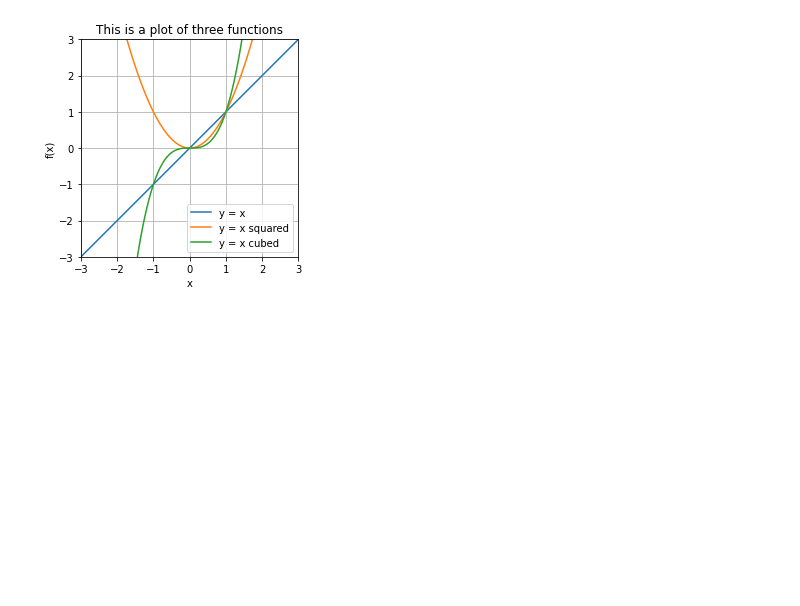
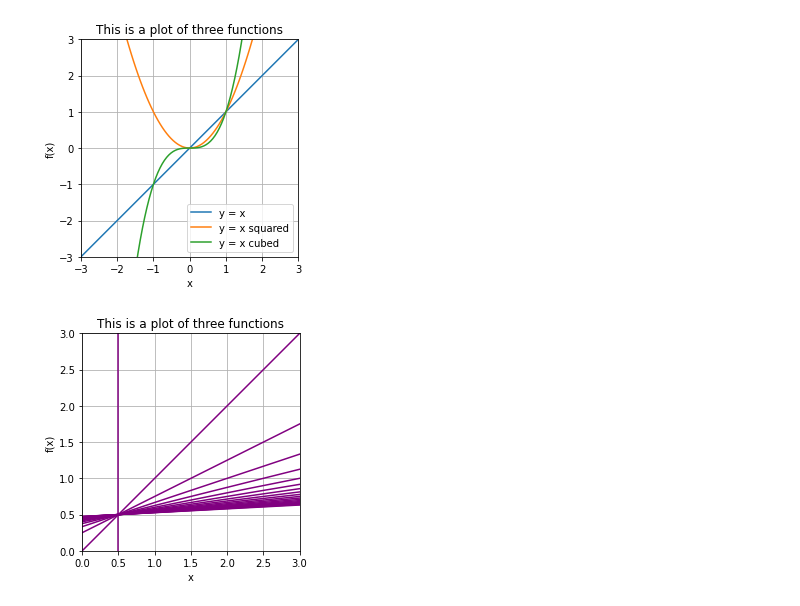
Before and after one commit to AndrewMichael2020/SolvingMathProblems, a Jupyter notebook: VizPythonReview.ipynb, the cells around one changed output. Drawn from its saved outputs; the diff is of its cells as text; code cells hidden in the pictures; blank space fills up the shorter version.

```diff
--- a/VizPythonReview.ipynb
+++ b/VizPythonReview.ipynb
@@ -198,3 +198,29 @@ ax.set_aspect (1/ ax.get_data_ratio())
 ax.grid()
 # %% [output]
 [figure]
+# %%
+import matplotlib.pyplot as plt
+from importlib import reload
+plt=reload(plt)
+
+# Doing same things with subplots instead of plt.
+
+fig, ax = plt.subplots()
+for i in range (20) :
+  ax.plot(0.5+x*i, 0.5+ x, color = 'purple')
+
+# ax.legend(['y = x',  'y = x squared', 'y = x cubed'])
+ax.set_xlabel('x')
+ax.set_ylabel ('f(x)')
+ax.set_title ('This is a plot of three functions')
+ax.set_xlim(0, x[-1]) # extens lines to limits of the box to show that
+        #function is contiguos
+ax.set_ylim (0, x[-1]) # better to hardcode to -10, 10
+# plt.axis('square')
+# plt.gca().set_aspect('auto')
+# plt.gca().set_aspect('equal')
+# plt.gca().set_aspect(0.9)
+ax.set_aspect (1/ ax.get_data_ratio())
+ax.grid()
+# %% [output]
+[figure, added]
```
